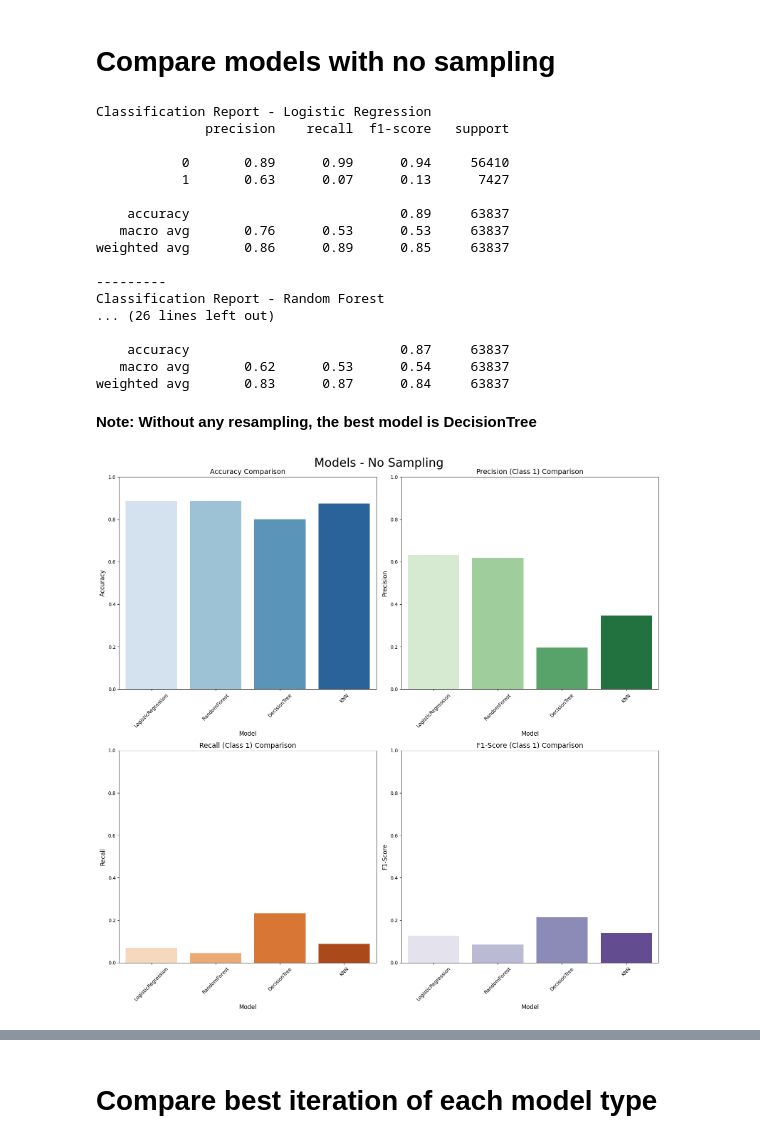
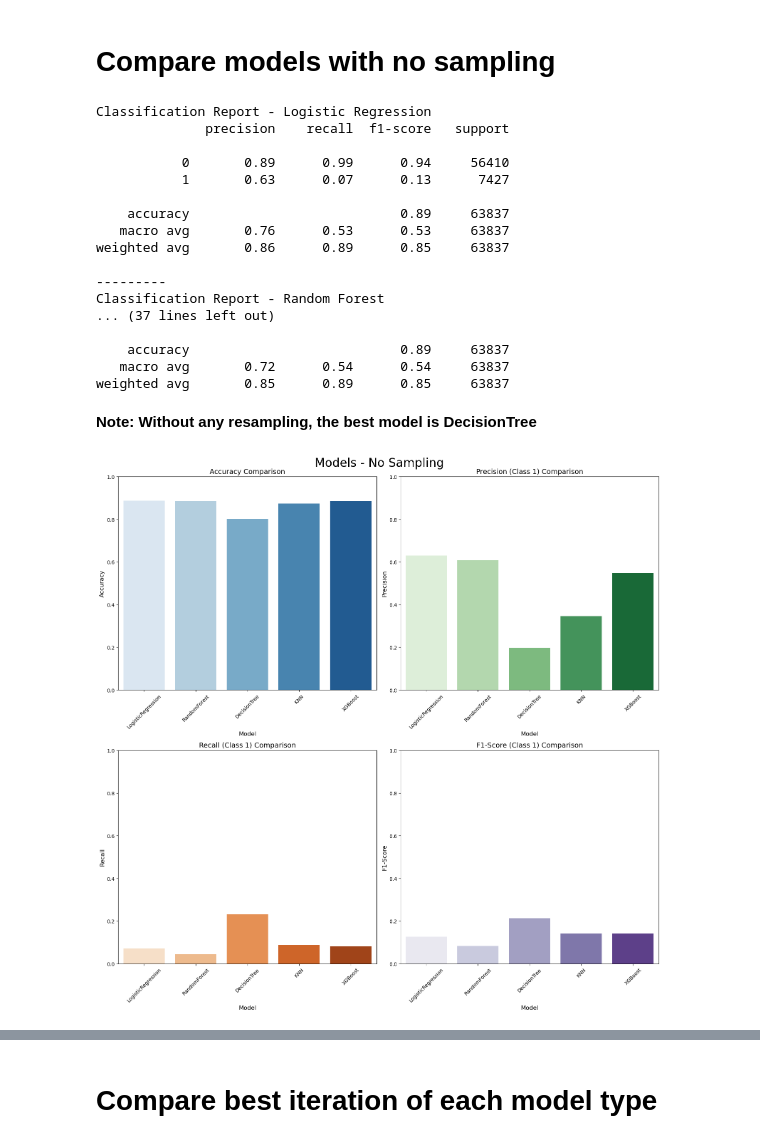
Before and after one commit to wrdhall3/loan-default-project, a Jupyter notebook: loan_default_project.ipynb, the cells around one changed output, grey strips where cells are left out. Cells and saved outputs as stored; diff of their text form; code cells hidden in the pictures.

```diff
--- a/loan_default_project.ipynb
+++ b/loan_default_project.ipynb
@@ -2128,10 +2329,8 @@ plt.show()
 # %% [markdown]
 # **XGBoost**
 # %%
-#Try XGBoost
-#from xgboost import XGBClassifier
-
-#xgb_model = XGBClassifier()
+#XGBoost
+xgb_model = XGBClassifier()
 
 # Fit the model to the training data
-#xgb_model.fit(X_train_encoded, y_train)
+xgb_model.fit(X_train_encoded, y_train)
@@ -2137,0 +2349,6 @@ plt.show()
+# %%
+# Make and save testing predictions with the saved logistic regression model using the test data
+y_pred_xgb = xgb_model.predict(X_test_encoded)
+
+# Display the accuracy score for the test dataset.
+accuracy_score(y_test, y_pred_xgb)
@@ -2151,6 +2858,9 @@ print(classification_report(y_test, y_pred_dt))
 print("---------")
 print(f"Classification Report - KNN")
 print(classification_report(y_test, y_pred_knn))
+print("---------")
+print(f"Classification Report - XGBoost")
+print(classification_report(y_test, y_pred_xgb))
 # %% [output]
 Classification Report - Logistic Regression
               precision    recall  f1-score   support
@@ -2164,11 +2874,11 @@ weighted avg       0.86      0.89      0.85     63837
 
 ---------
 Classification Report - Random Forest
-... (26 lines left out)
+... (37 lines left out)
 
-    accuracy                           0.87     63837
-   macro avg       0.62      0.53      0.54     63837
-weighted avg       0.83      0.87      0.84     63837
+    accuracy                           0.89     63837
+   macro avg       0.72      0.54      0.54     63837
+weighted avg       0.85      0.89      0.85     63837
 # %% [markdown]
 **Note: Without any resampling, the best model is DecisionTree**
 # %%
@@ -2176,30 +2886,34 @@ weighted avg       0.83      0.87      0.84     63837
 
 # Reinitialize the results dictionary
 results = {
-    "Model": ["LogisticRegression", "RandomForest", "DecisionTree", "KNN"],
+    "Model": ["LogisticRegression", "RandomForest", "DecisionTree", "KNN", "XGBoost"],
     "Accuracy": [
         accuracy_score(y_test, y_pred),
         accuracy_score(y_test, y_pred_rf),
         accuracy_score(y_test, y_pred_dt),
-        accuracy_score(y_test, y_pred_knn)
+        accuracy_score(y_test, y_pred_knn),
+        accuracy_score(y_test, y_pred_xgb)
     ],
     "Precision (Class 1)": [
         classification_report(y_test, y_pred, output_dict=True)['1']['precision'],
         classification_report(y_test, y_pred_rf, output_dict=True)['1']['precision'],
         classification_report(y_test, y_pred_dt, output_dict=True)['1']['precision'],
-        classification_report(y_test, y_pred_knn, output_dict=True)['1']['precision']
+        classification_report(y_test, y_pred_knn, output_dict=True)['1']['precision'],
+        classification_report(y_test, y_pred_xgb, output_dict=True)['1']['precision']
     ],
     "Recall (Class 1)": [
         classification_report(y_test, y_pred, output_dict=True)['1']['recall'],
         classification_report(y_test, y_pred_rf, output_dict=True)['1']['recall'],
         classification_report(y_test, y_pred_dt, output_dict=True)['1']['recall'],
-        classification_report(y_test, y_pred_knn, output_dict=True)['1']['recall']
+        classification_report(y_test, y_pred_knn, output_dict=True)['1']['recall'],
+        classification_report(y_test, y_pred_xgb, output_dict=True)['1']['recall']
     ],
     "F1-Score (Class 1)": [
         classification_report(y_test, y_pred, output_dict=True)['1']['f1-score'],
         classification_report(y_test, y_pred_rf, output_dict=True)['1']['f1-score'],
         classification_report(y_test, y_pred_dt, output_dict=True)['1']['f1-score'],
-        classification_report(y_test, y_pred_knn, output_dict=True)['1']['f1-score']
+        classification_report(y_test, y_pred_knn, output_dict=True)['1']['f1-score'],
+        classification_report(y_test, y_pred_xgb, output_dict=True)['1']['f1-score']
     ]
 }
 
@@ -2225,31 +2939,31 @@ plt.xticks(rotation=45)
 plt.subplot(2, 2, 2)
 sns.barplot(data=results_df, x="Model", y="Precision (Class 1)", hue="Model", dodge=False, palette="Greens", legend=False)
 plt.title("Precision (Class 1) Comparison", fontsize=14)
 plt.ylim(0, 1)
 plt.ylabel("Precision", fontsize=12)
 plt.xlabel("Model", fontsize=12)
 plt.xticks(rotation=45)
 
 # Recall comparison
 plt.subplot(2, 2, 3)
 sns.barplot(data=results_df, x="Model", y="Recall (Class 1)", hue="Model", dodge=False, palette="Oranges", legend=False)
 plt.title("Recall (Class 1) Comparison", fontsize=14)
 plt.ylim(0, 1)
 plt.ylabel("Recall", fontsize=12)
 plt.xlabel("Model", fontsize=12)
 plt.xticks(rotation=45)
 
 # F1-Score comparison
 plt.subplot(2, 2, 4)
 sns.barplot(data=results_df, x="Model", y="F1-Score (Class 1)", hue="Model", dodge=False, palette="Purples", legend=False)
 plt.title("F1-Score (Class 1) Comparison", fontsize=14)
 plt.ylim(0, 1)
 plt.ylabel("F1-Score", fontsize=12)
 plt.xlabel("Model", fontsize=12)
 plt.xticks(rotation=45)
 
 # Adjust layout
 plt.tight_layout()
 plt.show()
 # %% [output]
-[figure, old version]
+[figure, new version]
```
Also changed, not shown: parts of 179 cells of this notebook.
